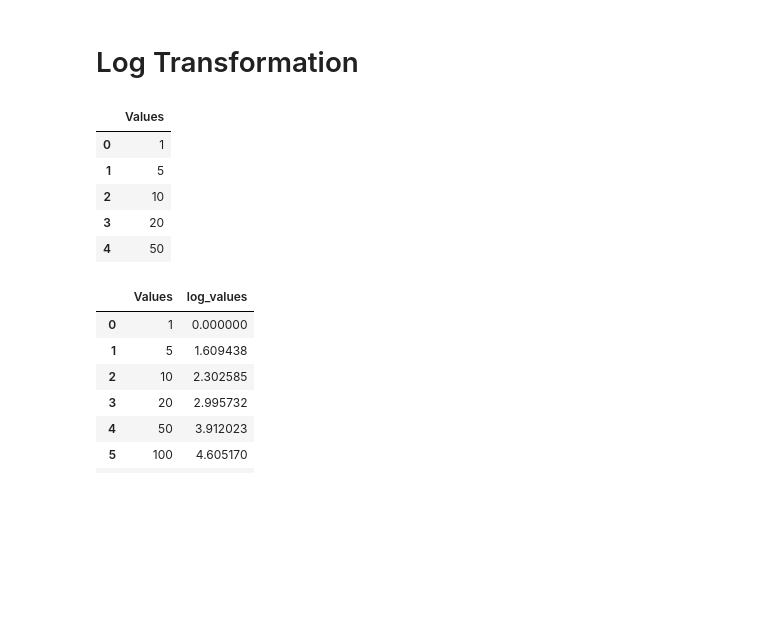
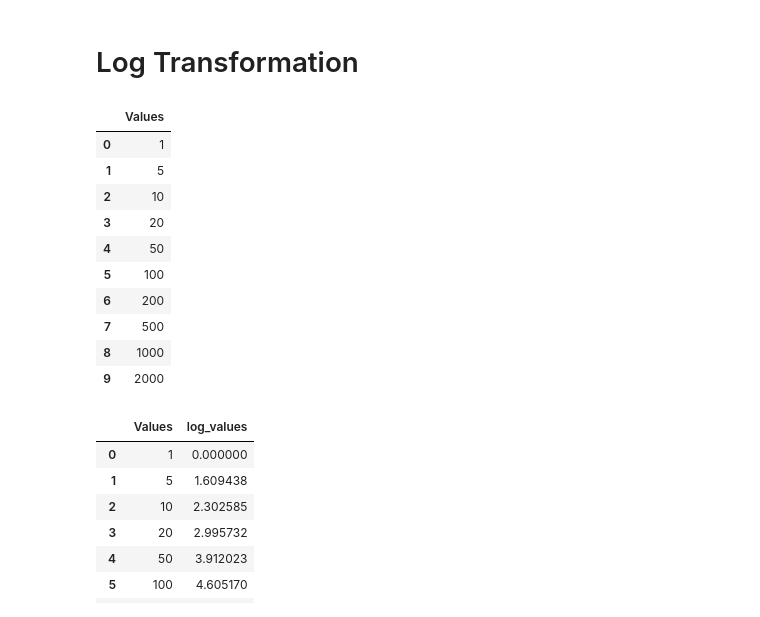
Before and after one commit to AltafHussain533/six_month_course, a Jupyter notebook: 07_machine_learning/06_scaling.ipynb, the cells around one changed output. Saved outputs shown, nothing was run; the diff lists cells and outputs as text; code cells hidden in the pictures; blank space fills up the shorter version.

```diff
--- a/07_machine_learning/06_scaling.ipynb
+++ b/07_machine_learning/06_scaling.ipynb
@@ -214,18 +224,23 @@ print(normalizer.fit_transform(data))
 # %%
 import pandas as pd
 import numpy as np
 
 # example dataset with skewed values
 df = { "Values": [1,5,10,20,50,100,200,500,1000,2000,5000,10000,20000,50000,100000]}
 df = pd.DataFrame(df)
-df.head()
+df.head(10)
 # %% [output]
 |  | Values |
 | 0 | 1 |
 | 1 | 5 |
 | 2 | 10 |
 | 3 | 20 |
 | 4 | 50 |
+| 5 | 100 |
+| 6 | 200 |
+| 7 | 500 |
+| 8 | 1000 |
+| 9 | 2000 |
 # %%
 df['log_values'] = np.log(df['Values'])
 df
```
Also changed, not shown: parts of 3 cells of this notebook.
